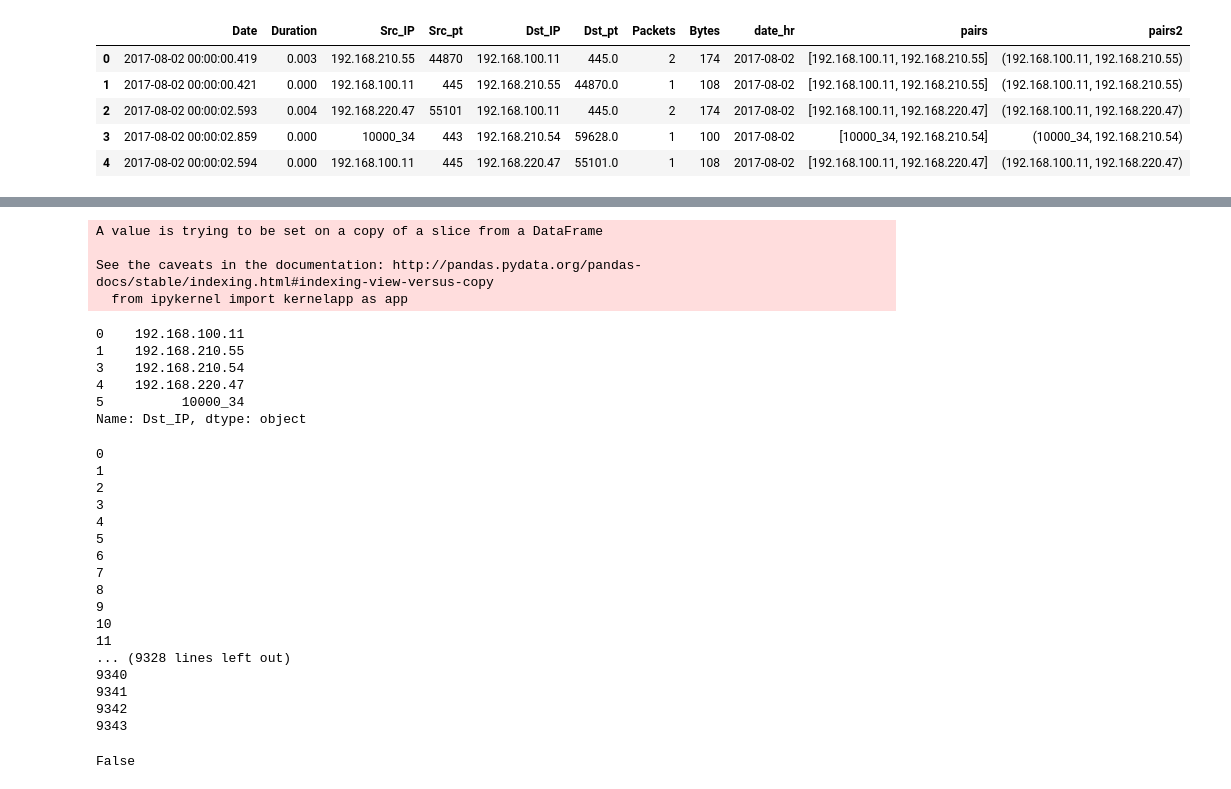
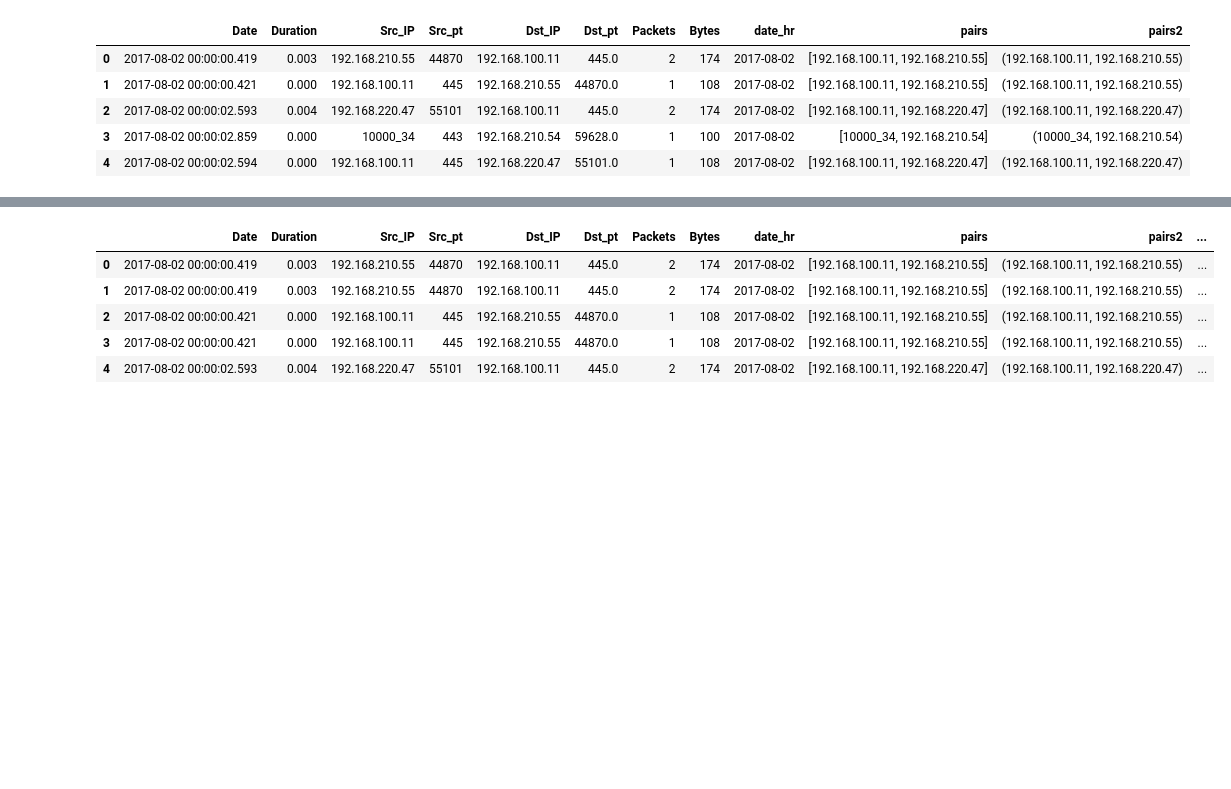
Before and after one commit to nrb75/Manifold, a Jupyter notebook: association_generator.ipynb, the cells around one changed output, grey strips where cells are left out. Cells and saved outputs as stored; diff of their text form; code cells hidden in the pictures; blank space fills up the shorter version.

```diff
--- a/association_generator.ipynb
+++ b/association_generator.ipynb
@@ -249,44 +272,9 @@ IP_unique=IP_unique['Dst_IP']
-# %%
-pd.DataFrame(IP_unique)
-IP_unique['server']=None
-# %% [output]
-A value is trying to be set on a copy of a slice from a DataFrame
-
-See the caveats in the documentation: http://pandas.pydata.org/pandas-docs/stable/indexing.html#indexing-view-versus-copy
-  from ipykernel import kernelapp as app
-# %%
-IP_unique.head()
-# %% [output]
-0    192.168.100.11
-1    192.168.210.55
-3    192.168.210.54
-4    192.168.220.47
-5          10000_34
-Name: Dst_IP, dtype: object
-# %%
-for i in range(0, len(IP_unique)):
-    if IP_unique['Dst_IP'][i] in rules['itemA']:
-        IP_unique['server']=
-    print (i)
-# %% [output]
-0
-1
-2
-3
-4
-5
-6
-7
-8
-9
-10
-11
-... (9328 lines left out)
-9340
-9341
-9342
-9343
-# %%
-IP_unique[1] in df['Dst_IP']
-# %% [output]
-False
+# %%
+df2=df2.rename(columns = {'server':'server_Dst'})
+# %% [output]
+|  | Date | Duration | Src_IP | Src_pt | Dst_IP | Dst_pt | Packets | Bytes | date_hr | pairs | pairs2 | ... |
+| 0 | 2017-08-02 00:00:00.419 | 0.003 | 192.168.210.55 | 44870 | 192.168.100.11 | 445.0 | 2 | 174 | 2017-08-02 | [192.168.100.11, 192.168.210.55] | (192.168.100.11, 192.168.210.55) | ... |
+| 1 | 2017-08-02 00:00:00.419 | 0.003 | 192.168.210.55 | 44870 | 192.168.100.11 | 445.0 | 2 | 174 | 2017-08-02 | [192.168.100.11, 192.168.210.55] | (192.168.100.11, 192.168.210.55) | ... |
+| 2 | 2017-08-02 00:00:00.421 | 0.000 | 192.168.100.11 | 445 | 192.168.210.55 | 44870.0 | 1 | 108 | 2017-08-02 | [192.168.100.11, 192.168.210.55] | (192.168.100.11, 192.168.210.55) | ... |
+| 3 | 2017-08-02 00:00:00.421 | 0.000 | 192.168.100.11 | 445 | 192.168.210.55 | 44870.0 | 1 | 108 | 2017-08-02 | [192.168.100.11, 192.168.210.55] | (192.168.100.11, 192.168.210.55) | ... |
+| 4 | 2017-08-02 00:00:02.593 | 0.004 | 192.168.220.47 | 55101 | 192.168.100.11 | 445.0 | 2 | 174 | 2017-08-02 | [192.168.100.11, 192.168.220.47] | (192.168.100.11, 192.168.220.47) | ... |
```
Also changed, not shown: parts of 31 cells of this notebook.
